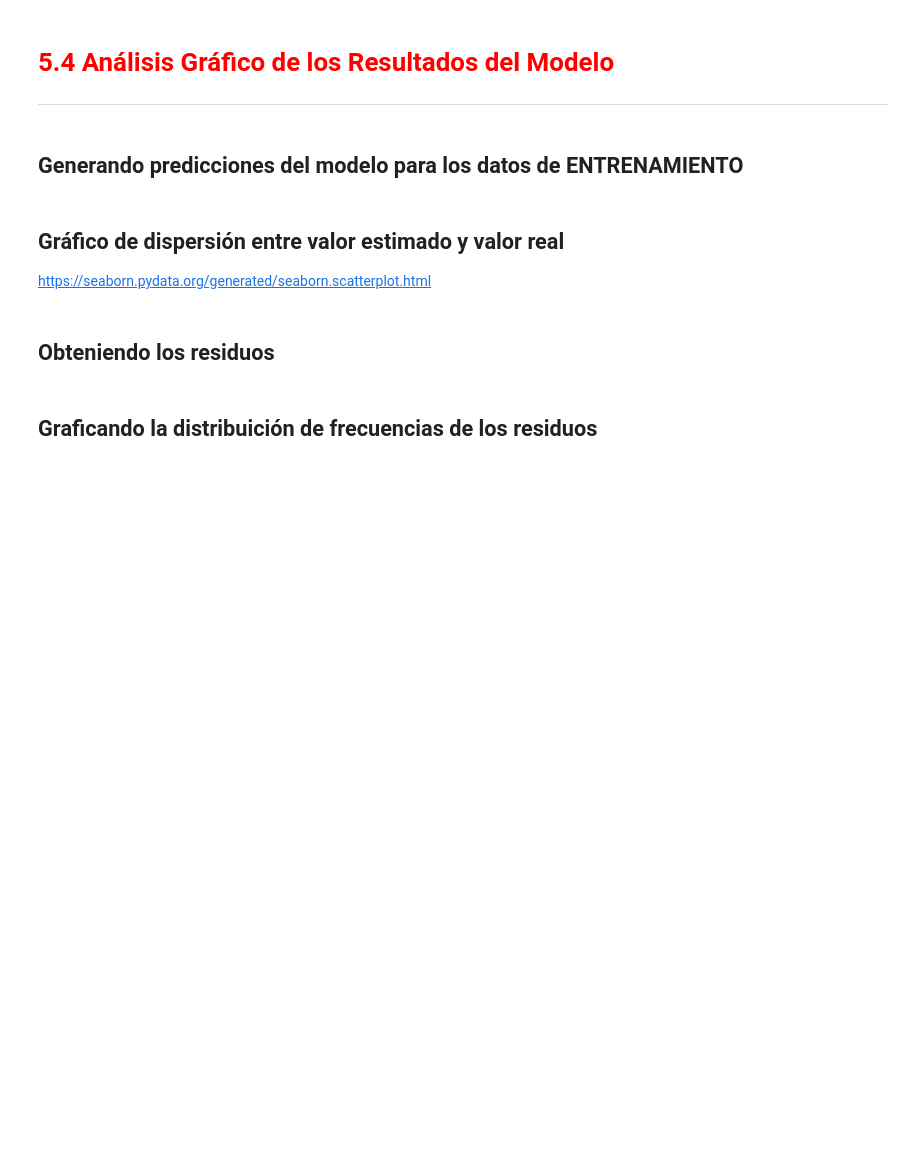
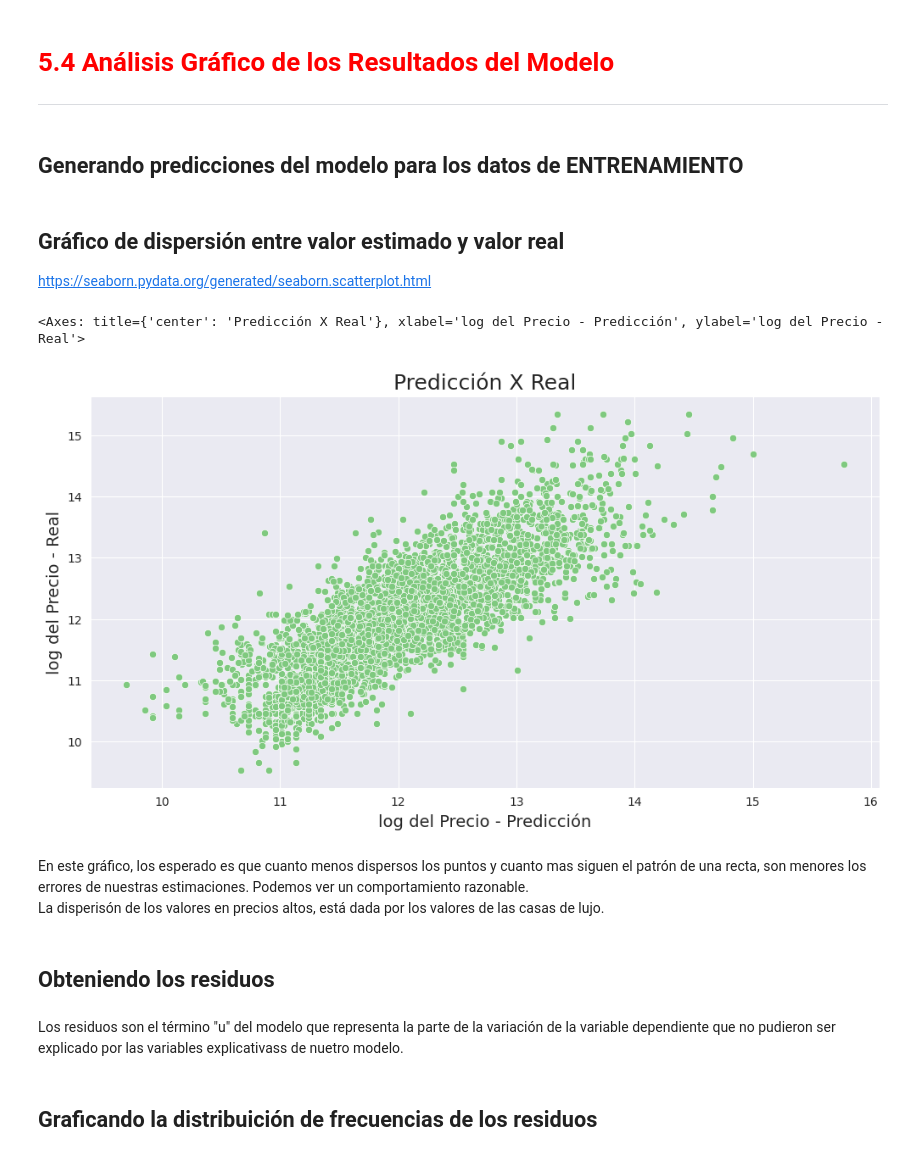
Before and after one commit to Maucho6340/1764-estadistica-con-python-probabilidad-y-muestreo, a Jupyter notebook: Regresión_Lineal_II_5.ipynb, the cells around one changed output. Saved outputs shown, nothing was run; the diff lists cells and outputs as text; code cells hidden in the pictures; blank space fills up the shorter version.

```diff
--- a/Regresión_Lineal_II_5.ipynb
+++ b/Regresión_Lineal_II_5.ipynb
@@ -443,6 +448,10 @@ https://scikit-learn.org/stable/modules/classes.html#regression-metrics
 # %% [markdown]
 ## Instanciando la clase *LinearRegression()*
+# %%
+modelo=LinearRegression()
 # %% [markdown]
 ## Utilizando el método *fit()* del objeto "modelo" para estimar nuestro modelo lineal con los datos de ENTRENAMIENTO (y_train y X_train)
 
 https://scikit-learn.org/stable/modules/generated/sklearn.linear_model.LinearRegression.html#sklearn.linear_model.LinearRegression.fit
+# %%
+modelo.fit(X_train,y_train)
@@ -519,16 +619,26 @@ https://docs.scipy.org/doc/numpy/reference/generated/numpy.append.html?#numpy.ap
 <hr style='border: 2px solid red;'>
 # %% [markdown]
 ## Generando predicciones del modelo para los datos de ENTRENAMIENTO
+# %%
+y_predicho_traint=modelo.predict(X_train)
 # %% [markdown]
 ## Gráfico de dispersión entre valor estimado y valor real
 
 https://seaborn.pydata.org/generated/seaborn.scatterplot.html
 # %%
-
+ax=sns.scatterplot(x=y_predicho_traint, y=y_train)
 ax.figure.set_size_inches(12, 6)
 ax.set_title('Predicción X Real', fontsize=18)
 ax.set_xlabel('log del Precio - Predicción', fontsize=14)
 ax.set_ylabel('log del Precio - Real', fontsize=14)
 ax
+# %% [output]
+<Axes: title={'center': 'Predicción X Real'}, xlabel='log del Precio - Predicción', ylabel='log del Precio - Real'>
+[figure, added]
+# %% [markdown]
+En este gráfico, los esperado es que cuanto menos dispersos los puntos y cuanto mas siguen el patrón de una recta, son menores los errores de nuestras estimaciones. Podemos ver un comportamiento razonable.<br>
+La disperisón de los valores en precios altos, está dada por los valores de las casas de lujo.
 # %% [markdown]
 ## Obteniendo los residuos
+# %% [markdown]
+Los residuos son el término "u" del modelo  que representa la parte de la variación de la variable dependiente que no pudieron ser explicado por las variables explicativass de nuetro modelo.
```
Also changed, not shown: parts of 35 cells of this notebook.
